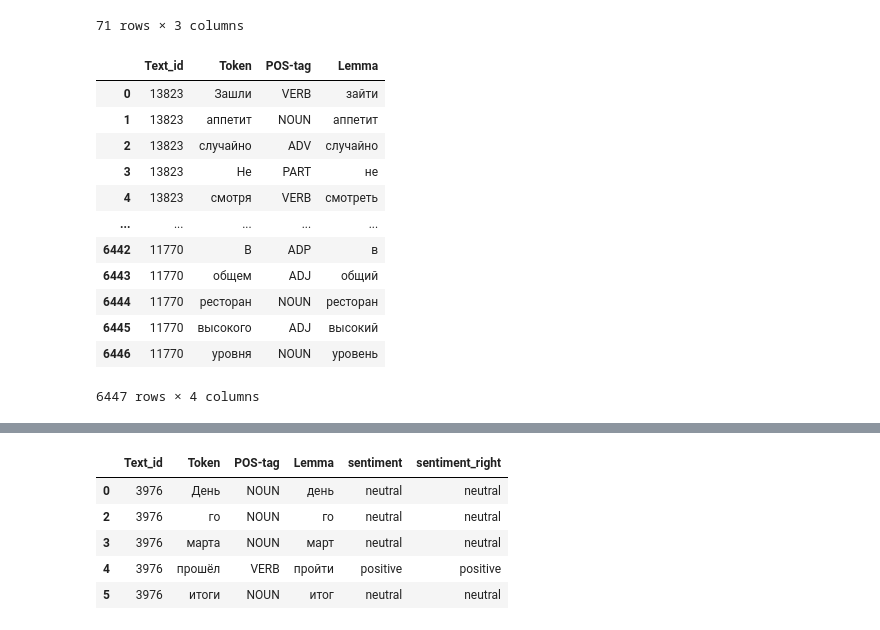
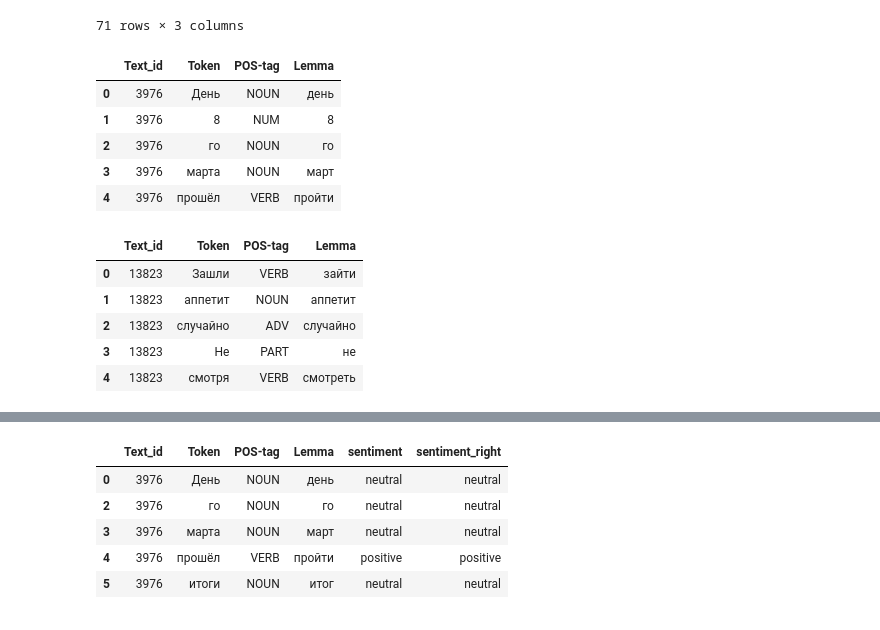
Before and after one commit to kseniakoshkina/nlp-project, a Jupyter notebook: Sentiment.ipynb, the cells around one changed output, grey strips where cells are left out. Saved outputs shown, nothing was run; the diff lists cells and outputs as text; code cells hidden in the pictures.

```diff
--- a/Sentiment.ipynb
+++ b/Sentiment.ipynb
@@ -322,19 +287,21 @@ train_data = pd.DataFrame({'Text_id':train_ids, 'Token':train_tokens, 'POS-tag':
+# %%
+train_data.head()
+# %% [output]
+|  | Text_id | Token | POS-tag | Lemma |
+| 0 | 3976 | День | NOUN | день |
+| 1 | 3976 | 8 | NUM | 8 |
+| 2 | 3976 | го | NOUN | го |
+| 3 | 3976 | марта | NOUN | март |
+| 4 | 3976 | прошёл | VERB | пройти |
 # %%
-test_data = pd.DataFrame({'Text_id':test_ids, 'Token':test_tokens, 'POS-tag':test_poses, 'Lemma':test_lemmas})
+test_data = pd.DataFrame(all_data_test, columns=['Text_id', 'Token', 'POS-tag', 'Lemma'])
 # %%
-test_data
+test_data.head()
 # %% [output]
 |  | Text_id | Token | POS-tag | Lemma |
 | 0 | 13823 | Зашли | VERB | зайти |
 | 1 | 13823 | аппетит | NOUN | аппетит |
 | 2 | 13823 | случайно | ADV | случайно |
 | 3 | 13823 | Не | PART | не |
 | 4 | 13823 | смотря | VERB | смотреть |
-| ... | ... | ... | ... | ... |
-| 6442 | 11770 | В | ADP | в |
-| 6443 | 11770 | общем | ADJ | общий |
-| 6444 | 11770 | ресторан | NOUN | ресторан |
-| 6445 | 11770 | высокого | ADJ | высокий |
-| 6446 | 11770 | уровня | NOUN | уровень |
-6447 rows × 4 columns
 # %%
```
Also changed, not shown: parts of 30 cells of this notebook, 1 other file.
